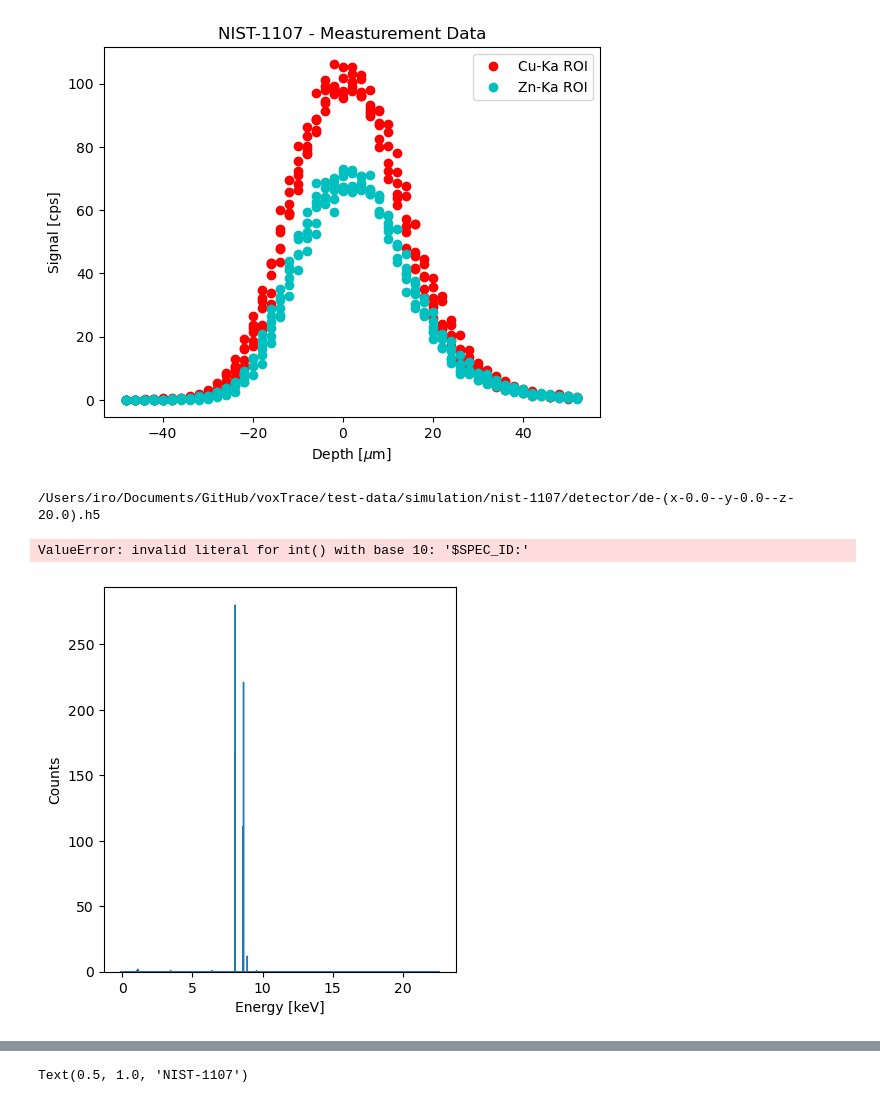
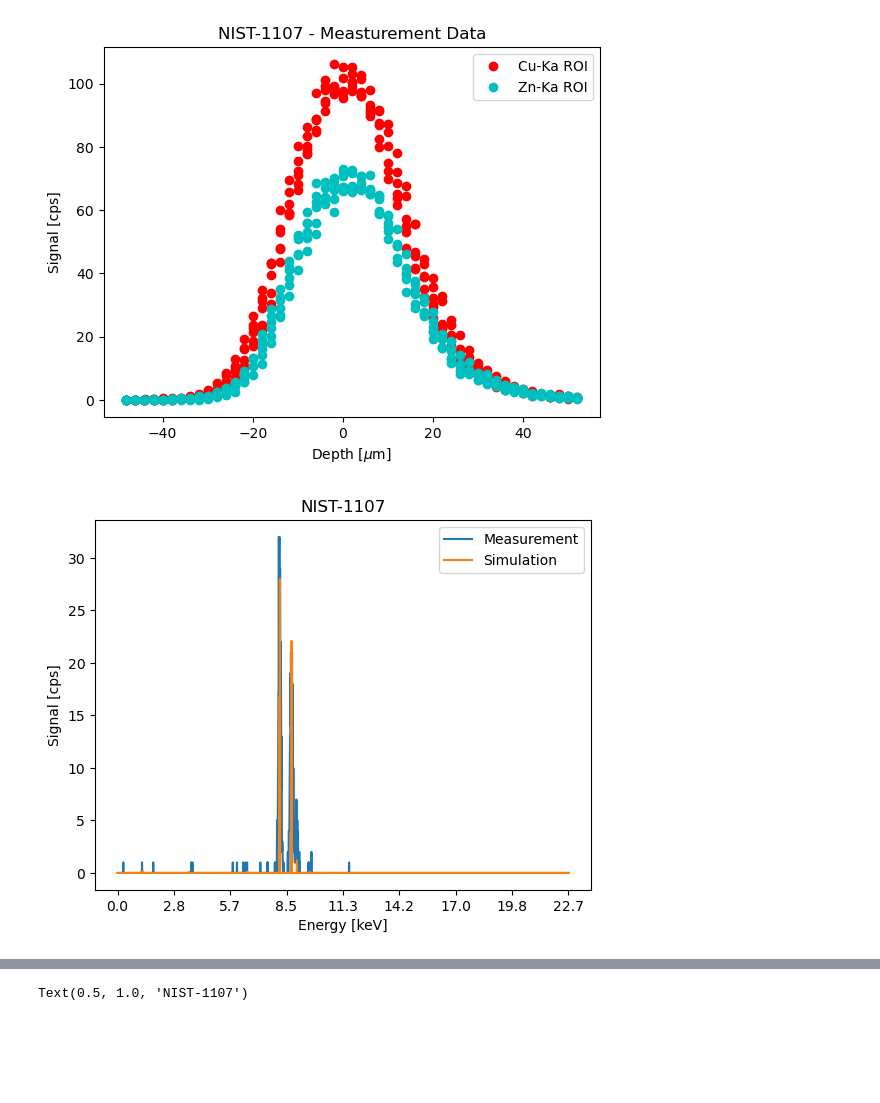
Before and after one commit to michaelIro/voxTrace, a Jupyter notebook: Jupyter-UI.ipynb, the cells around one changed output, grey strips where cells are left out. Drawn from its saved outputs; the diff is of its cells as text; code cells hidden in the pictures; blank space fills up the shorter version.

```diff
--- a/Jupyter-UI.ipynb
+++ b/Jupyter-UI.ipynb
@@ -191,32 +218,45 @@ for i in range(n_files):
         bin_index = np.digitize([en], bin_edges)[0] - 1
         detector_energy_hists[i][bin_index] += 1
         detector_prob_hists[i][bin_index] += prob
-# %%
-print(files_2[7])
-my_sim_spec_20 = energies_2[7]
-# %% [output]
-/Users/iro/Documents/GitHub/voxTrace/test-data/simulation/nist-1107/detector/de-(x-0.0--y-0.0--z-20.0).h5
-# %%
-# Plot the data
-file_name= current_path + "/test-data/measurement/nist-1107/000034.spe"
-numbers = []
-
-with open(file_name, 'r') as file:
-    for line in file:
-        numbers.append(int(line.strip()))
-
-print(numbers)
-# %% [output]
-ValueError: invalid literal for int() with base 10: '$SPEC_ID:'
-# %%
-plt.figure(figsize=(10, 5))
-plt.subplot(1, 2, 1)
-plt.hist(my_sim_spec_20, bins=my_bins, range=my_range, histtype='step')
-plt.xlabel('Energy [keV]')
-plt.ylabel('Counts')
-plt.show()
-# %% [output]
-[figure, removed]
+# %%
+#print(files_2[7])
+sim_spec = detector_energy_hists[7].tolist()
+scale_sim = 0.1
+sim_spec = [x * scale_sim for x in sim_spec]
+
+# Plot the data
+file_name= current_path + "/test-data/measurement/nist-1107/000034.spe"
+numbers = []
+# open file_name skip 7 lines then read tab separated numbers to list
+with open(file_name) as f:
+    for i in range(8):
+        next(f)
+    for line in f:
+        numbers.append([float(x) for x in line.split()])
+
+##flatten numbers array
+numbers = [item for sublist in numbers for item in sublist]
+meas_spec = numbers[0:2048]
+scale_meas = 1
+meas_spec = [x * scale_meas for x in meas_spec]
+
+# Plot the bar chart
+plt.plot(meas_spec, label='Measurement')
+plt.plot(sim_spec, label='Simulation')
+plt.ylabel("Signal [cps]")
+plt.xlabel("Energy [keV]")
+
+# make ticks and tick labels
+ticks = [0, 256, 511, 767, 1023, 1279, 1535, 1791, 2047]
+#tick label is tick /2048 * 22.6634
+tick_labels = [round(x / 2048 * 22.6634, 1) for x in ticks]
+#rename xticks individually
+plt.xticks(ticks,tick_labels)
+plt.legend()
+plt.title('NIST-1107')
+plt.show()
+# %% [output]
+[figure, added]
 # %%
 histogramm_list = []
 cu = []
```
Also changed, not shown: parts of 20 cells of this notebook, 1 other file.
